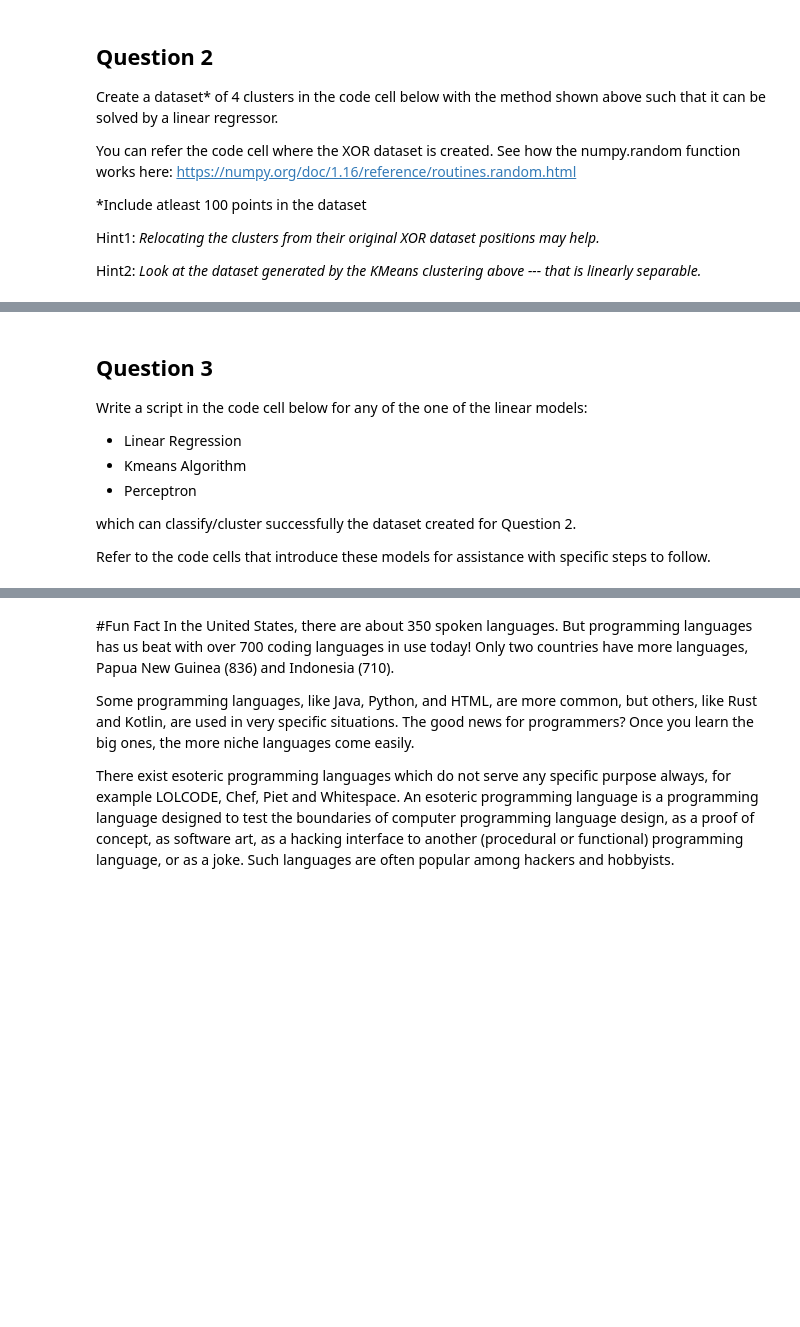
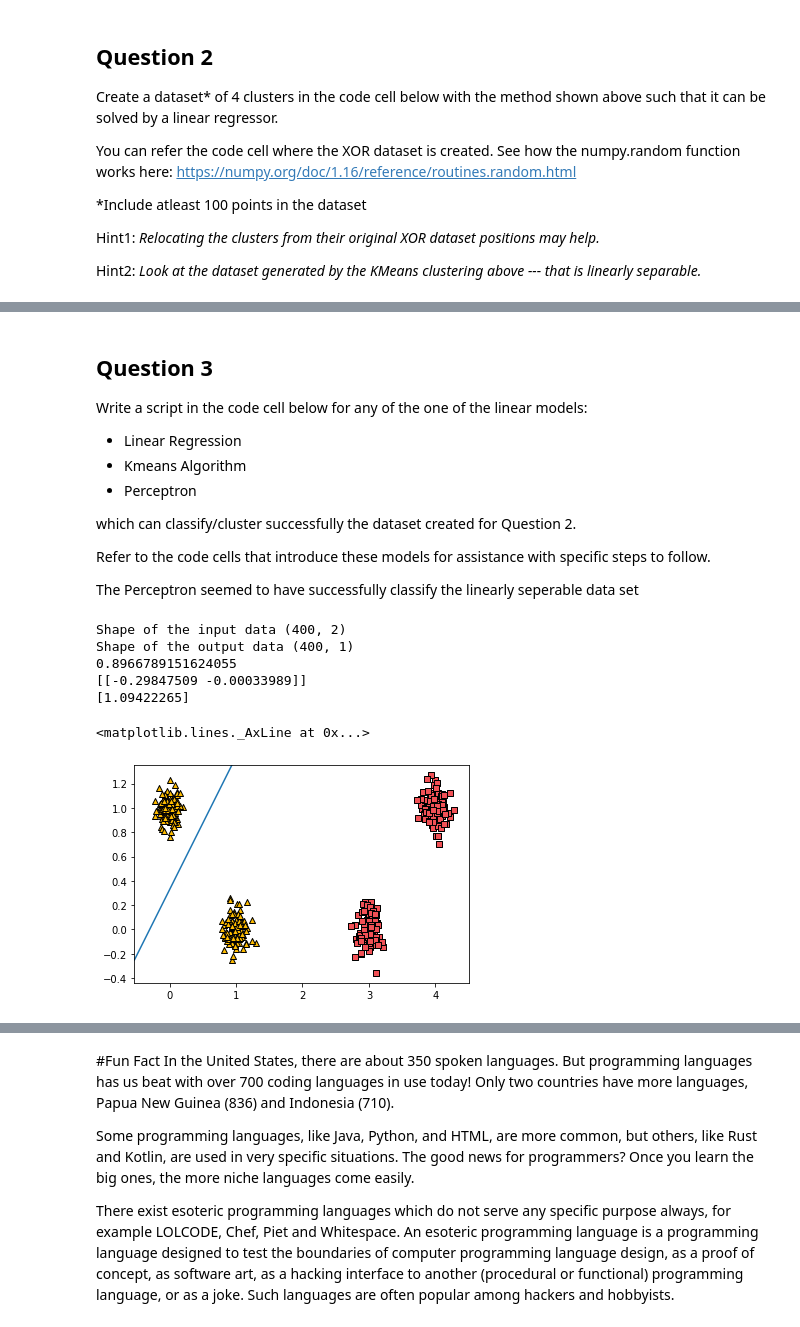
Before and after one commit to donyewakefield/FutureMakers2022, a Jupyter notebook: Copy_of_Day_3_Intro_to_Deep_Learning_DW.ipynb, the cells around one changed output, grey strips where cells are left out. Cells and saved outputs as stored; diff of their text form; code cells hidden in the pictures; blank space fills up the shorter version.

```diff
--- a/Copy_of_Day_3_Intro_to_Deep_Learning_DW.ipynb
+++ b/Copy_of_Day_3_Intro_to_Deep_Learning_DW.ipynb
@@ -214,3 +290,5 @@ Write a script in the code cell below for any of the one of the linear models:
 which can classify/cluster successfully the dataset created for Question 2.
 
 Refer to the code cells that introduce these models for assistance with specific steps to follow.
+
+The Perceptron seemed to have successfully classify the linearly seperable data set
@@ -222,0 +295,36 @@ Refer to the code cells that introduce these models for assistance with specific
+# %%
+# cast input data to array of inputs
+data = np.array(data)
+print("Shape of the input data", data.shape)
+
+# cast output data to array of outputs
+target = np.array(target)
+print("Shape of the output data", target.shape)
+
+
+from sklearn.linear_model import LinearRegression
+
+# Linear Regression
+# instantiate linear reg model and train it
+reg = LinearRegression().fit(data, target)
+# goodness of fit
+print(reg.score(data, target))
+# relationship between features/ est of population parameters
+print(reg.coef_)
+# bias term
+print(reg.intercept_)
+
+# Visualize the performance of these models
+for i in range(len(data)):
+    # plot each observation
+    plt.scatter(data[i][0], data[i][1], c=['#F15156', '#FFBD00'][target[i][0]], edgecolors='black', marker=['s', '^'][target[i][0]])
+
+plt.axline(reg.coef_[0], slope = reg.intercept_)
+# %% [output]
+Shape of the input data (400, 2)
+Shape of the output data (400, 1)
+0.8966789151624055
+[[-0.29847509 -0.00033989]]
+[1.09422265]
+<matplotlib.lines._AxLine at 0x...>
+[figure, added]
```
Also changed, not shown: parts of 24 cells of this notebook.
